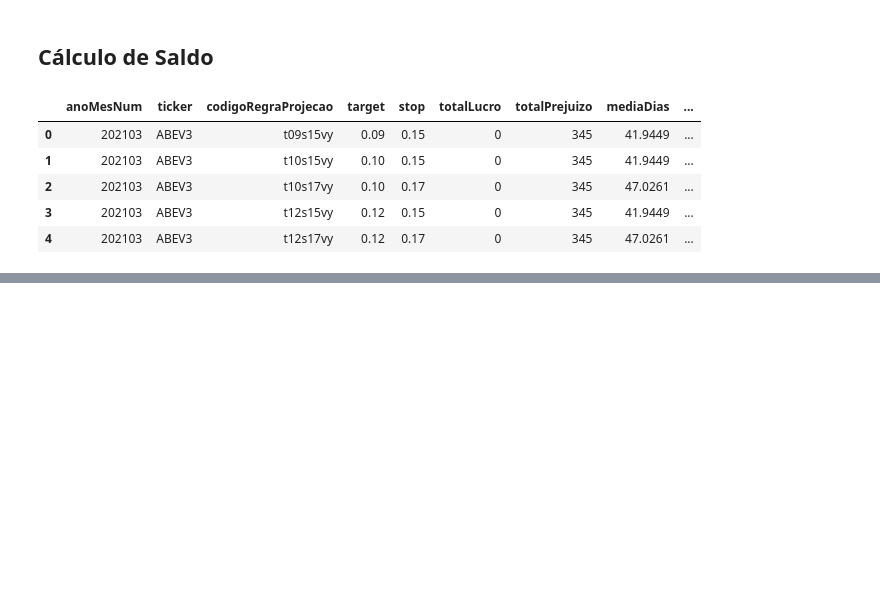
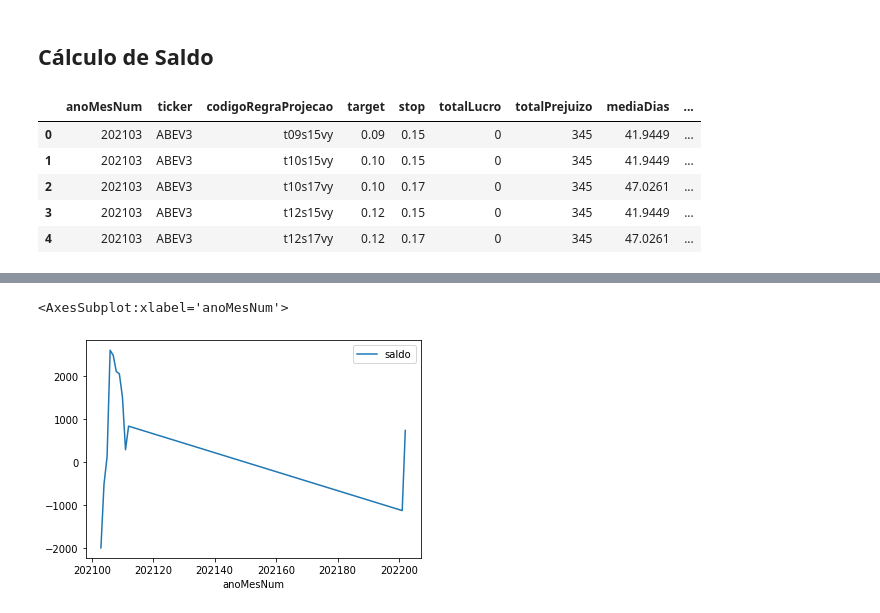
Before and after one commit to paulofor/Jupyter-Espaco01, a Jupyter notebook: ResultadoFuturo/RegraProjecao - 260 Neg-100.ipynb, the cells around one changed output, grey strips where cells are left out. Saved outputs shown, nothing was run; the diff lists cells and outputs as text; code cells hidden in the pictures; blank space fills up the shorter version.

```diff
--- a/ResultadoFuturo/RegraProjecao - 260 Neg-100.ipynb
+++ b/ResultadoFuturo/RegraProjecao - 260 Neg-100.ipynb
@@ -91,0 +115,10 @@ dfMelhores.sort_values('saldo')
+# %%
+dfTop1 = dfAgrupado[(dfAgrupado['codigoRegraProjecao']=='t14s17vy')]
+dfTop1 = dfTop1\
+        .filter(items=['anoMesNum','saldo'])
+
+dfTop1 =dfTop1.set_index(['anoMesNum'])
+dfTop1.plot()
+# %% [output]
+<AxesSubplot:xlabel='anoMesNum'>
+[figure, added]
```
Also changed, not shown: parts of 8 cells of this notebook, 3 other files.
